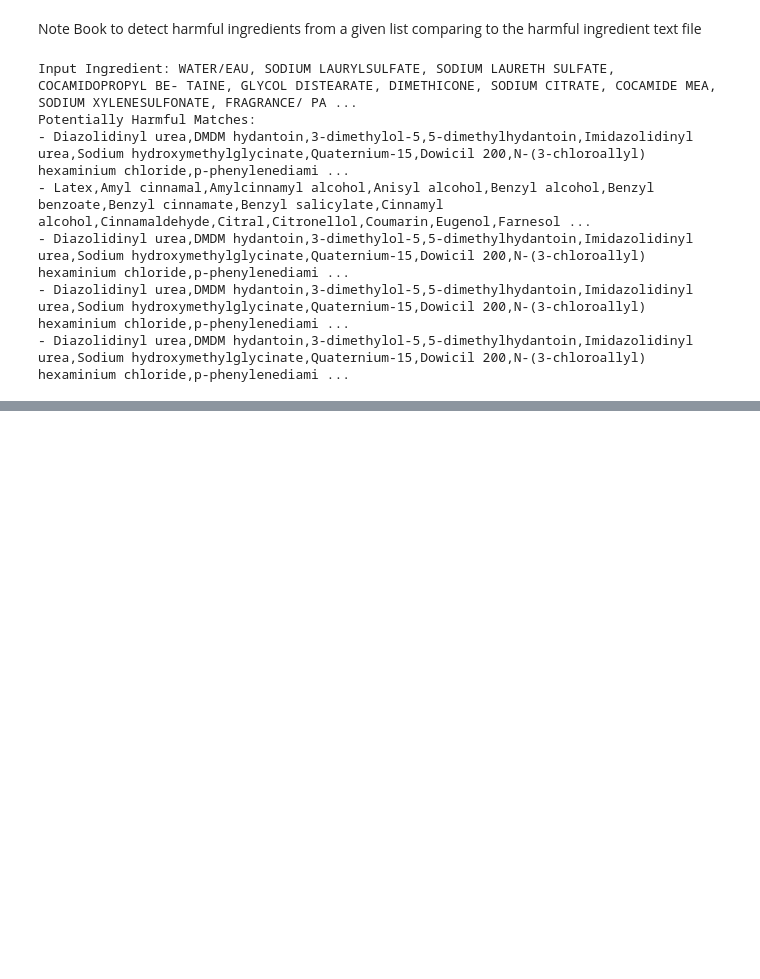
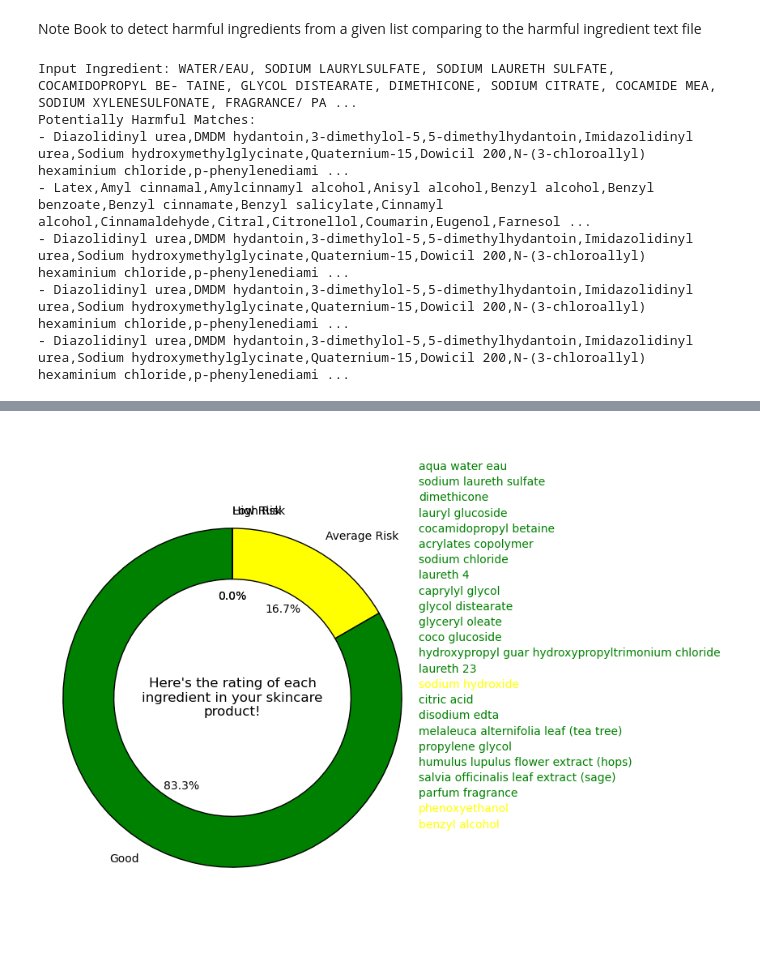
Before and after one commit to Stephan-Dabare/DSGP_Group11_Allergenix, a Jupyter notebook: Component_4_Uthum/Ing_detect.ipynb, the cells around one changed output, grey strips where cells are left out. Saved outputs shown, nothing was run; the diff lists cells and outputs as text; code cells hidden in the pictures; blank space fills up the shorter version.

```diff
--- a/Component_4_Uthum/Ing_detect.ipynb
+++ b/Component_4_Uthum/Ing_detect.ipynb
@@ -55,0 +180,70 @@ Potentially Harmful Matches:
+# %%
+import re
+import matplotlib.pyplot as plt
+from matplotlib.patches import Circle, Wedge, Polygon
+
+# ... (your existing code for loading and processing ingredients) ...
+
+# Calculate counts for visualization
+high_risk_count = len(red_list_include)
+average_risk_count = len(the_gens_include)
+low_risk_count = len(concern_chems_include)
+good_count = len(input_ingredients1) - high_risk_count - average_risk_count - low_risk_count
+
+# Visualization using Matplotlib
+
+# Pie Chart with Donut Hole
+fig, ax = plt.subplots(figsize=(8, 8))
+
+# Data and labels
+data = [good_count, average_risk_count, high_risk_count, low_risk_count]  # Include all categories
+labels = ['Good', 'Average Risk', 'High Risk', 'Low Risk']  # Updated labels
+colors = ['green', 'yellow', 'red', 'orange']  # Updated colors
+
+# Donut chart parameters
+wedgeprops = {'width': 0.3, 'edgecolor': 'black'}  # Adjust width for hole size
+center_circle = Circle((0, 0), 0.4, color='white')  # Circle in the center
+ax.add_artist(center_circle)
+
+# Create the pie chart (with the "donut" hole)
+wedges, texts, autotexts = ax.pie(data, autopct='%1.1f%%', startangle=90,
+                                  colors=colors, labels=labels, wedgeprops=wedgeprops,
+                                  textprops={'color': 'black'})
+
+
+# Equal aspect ratio ensures that pie is drawn as a circle.
+ax.axis('equal')
+
+# Add title inside the donut hole
+ax.text(0, 0, "Here's the rating of each\ningredient in your skincare\nproduct!", ha='center', va='center', fontsize=12, color='black')
+
+# Add ingredient list (right side)
+fig.subplots_adjust(right=0.7)  # Adjust right margin for ingredient list
+ax2 = fig.add_axes([0.7, 0.1, 0.25, 0.8])  # left, bottom, width, height
+ax2.axis('off')  # hide axis
+
+# Combine ingredients for display with correct colors
+ingredients_to_display = []
+for ing in input_ingredients1:
+    if ing in red_list_include:
+        ingredients_to_display.append((ing, 'red'))
+    elif ing in the_gens_include:
+        ingredients_to_display.append((ing, 'yellow'))
+    elif ing in concern_chems_include:
+        ingredients_to_display.append((ing, 'orange'))
+    else:
+        ingredients_to_display.append((ing, 'green'))
+
+# Display ingredients with color coding
+y_pos = 0.95
+for ing, color in ingredients_to_display:
+    ax2.text(0, y_pos, ing, color=color, fontsize=10, va='top')
+    y_pos -= 0.03  # Adjust spacing as needed
+
+# Add "NEW ANALYSIS" button (just a visual representation, no functionality)
+# You would need a GUI framework for actual button functionality
+rect = plt.Rectangle((0.05, 0.02), 0.2, 0.05, linewidth=1, edgecolor='black', facecolor='lightgray')
+
+plt.show()
+# %% [output]
+[figure, added]
```
Also changed, not shown: parts of 3 cells of this notebook.
